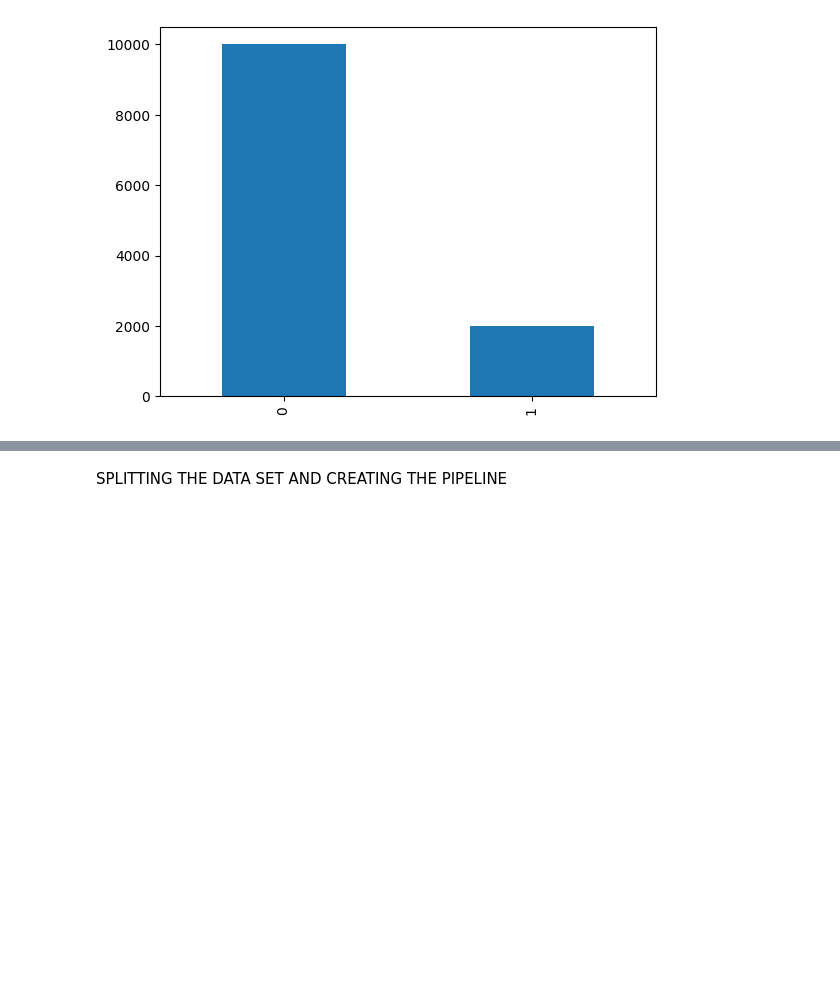
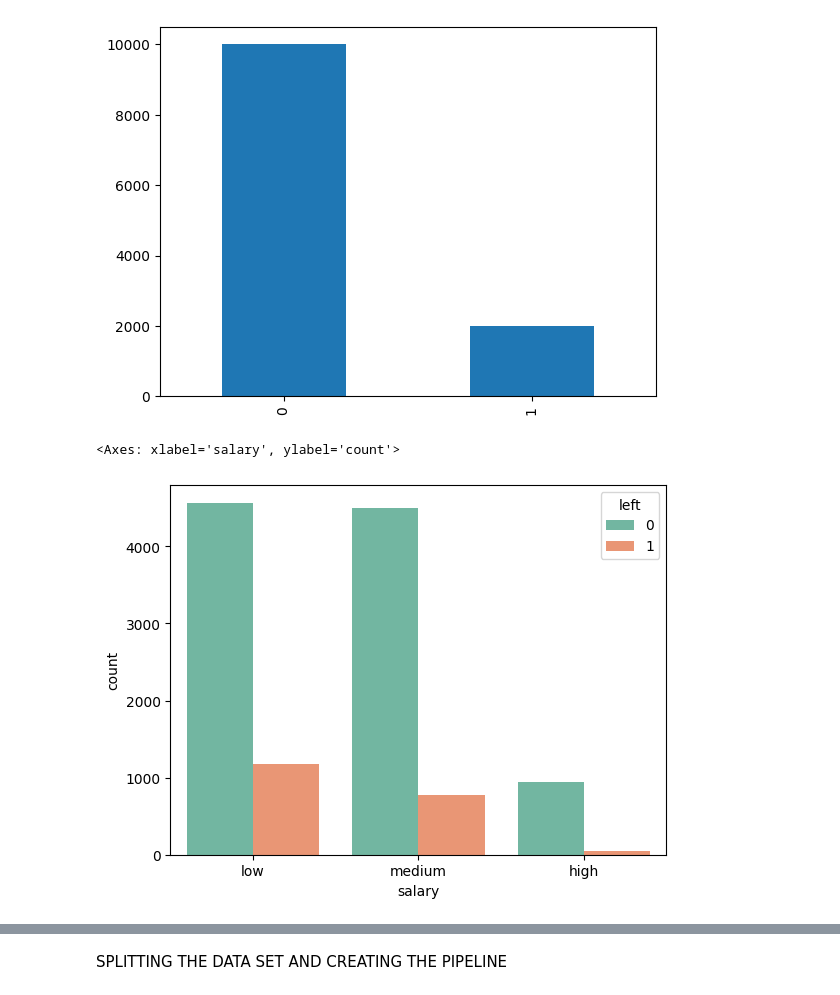
Before and after one commit to Deekshita31/Employee_churn, a Jupyter notebook: Employee_churn.ipynb, the cells around one changed output, grey strips where cells are left out. Saved outputs shown, nothing was run; the diff lists cells and outputs as text; code cells hidden in the pictures; blank space fills up the shorter version.

```diff
--- a/Employee_churn.ipynb
+++ b/Employee_churn.ipynb
@@ -176,3 +199,8 @@ data['left'].value_counts().plot(kind='bar')
+# %%
+sns.countplot(x = 'salary' ,hue ='left' ,palette = "Set2" , data= data)
+# %% [output]
+<Axes: xlabel='salary', ylabel='count'>
+[figure, added]
 # %%
 data.head(1)
 # %% [output]
```
Also changed, not shown: parts of 6 cells of this notebook.
